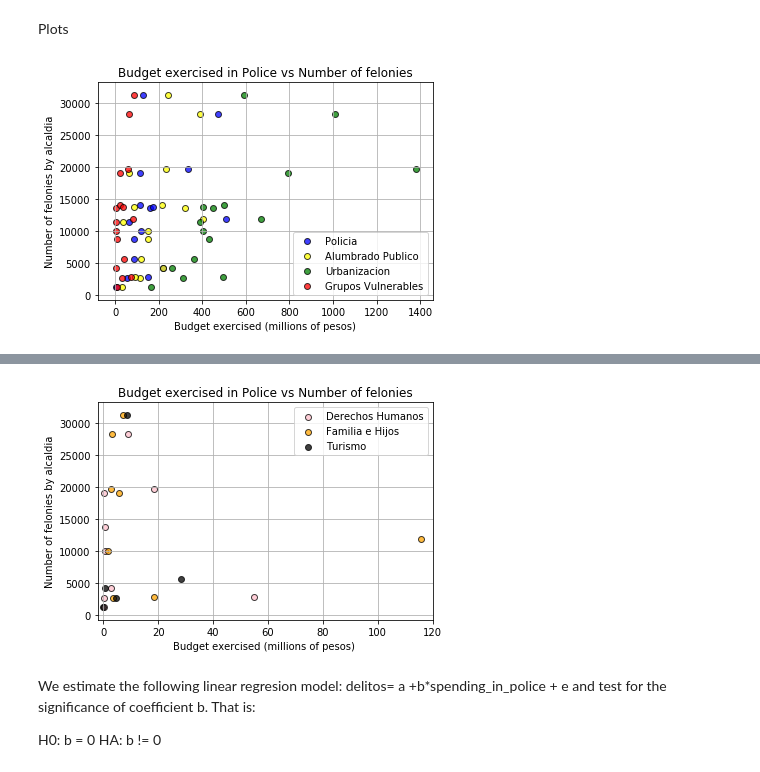
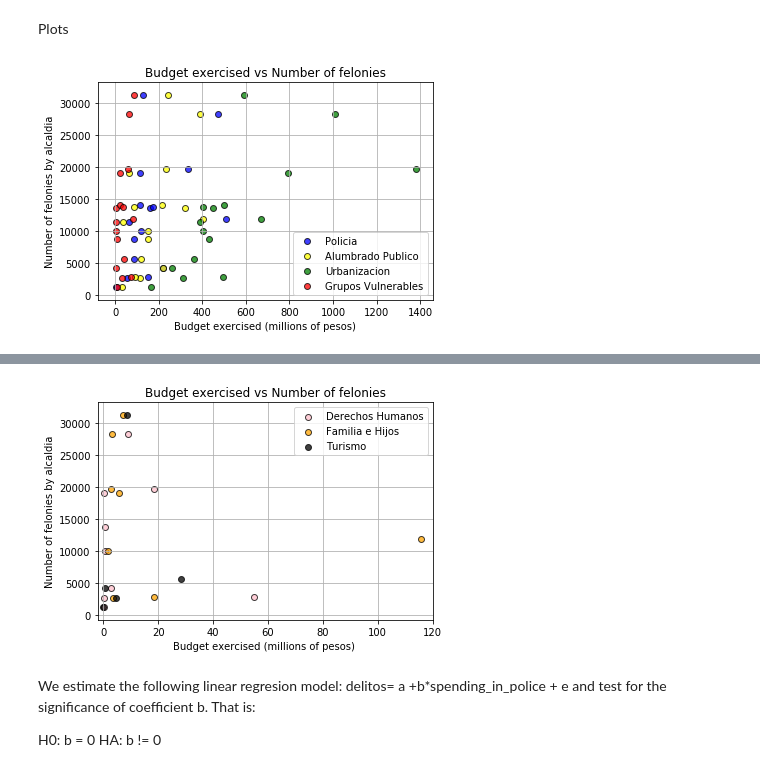
Before and after one commit to joseluismendozal10/Project1, a Jupyter notebook: Budget BTB/main_BTB.ipynb, the cells around one changed output, grey strips where cells are left out. Cells and saved outputs as stored; diff of their text form; code cells hidden in the pictures.

```diff
--- a/Budget BTB/main_BTB.ipynb
+++ b/Budget BTB/main_BTB.ipynb
@@ -170,33 +170,33 @@ budget_final_df["delitos"] = delitos
 # %%
 # loop to plot the x and y scatter for each of the following rubros
 i=0
 rubros=['Policia', "Alumbrado Publico", "Urbanizacion", "Grupos Vulnerables"]
 colores=["blue", "yellow", "green", "red"]
 
 for rubro in rubros:
 
     plt.scatter(budget_final_df[rubro], budget_final_df["delitos"], marker="o", facecolors=colores[i], edgecolors="black", alpha=0.75)
     i=i+1
 
 # Incorporate the other graph properties
 
 plt.grid()
-plt.title("Budget exercised in Police vs Number of felonies")
+plt.title("Budget exercised vs Number of felonies")
 plt.xlabel("Budget exercised (millions of pesos)")
 plt.ylabel("Number of felonies by alcaldia")
 
 # Create a legend
 #plt.legend(handles=[ Urban, Suburban, Rural], loc= "upper rigth")
 plt.legend(rubros, loc="best")
 
 
 # Save Figure
 plt.savefig("policia_alumbrado_urbani_vulnera.png")
 
 # Prints the scatter plot to the screen
 plt.show()
 # %% [output]
-[figure, old version]
+[figure, new version]
 # %%
 #we don't want ceros (cero spending on an rubro) to show in the plot
 budget_final_df = budget_final_df.replace(0, -900)
@@ -234,7 +234,7 @@ for rubro in rubros:
 
 plt.grid()
 plt.xlim(-2, 120)
-plt.title("Budget exercised in Police vs Number of felonies")
+plt.title("Budget exercised vs Number of felonies")
 plt.xlabel("Budget exercised (millions of pesos) ")
 plt.ylabel("Number of felonies by alcaldia")
 
@@ -249,7 +249,7 @@ plt.savefig("Dhumanos_familia_turismo.png")
 # Prints the scatter plot to the screen
 plt.show()
 # %% [output]
-[figure, old version]
+[figure, new version]
 # %% [markdown]
 We estimate the following linear regresion model: delitos= a +b*spending_in_police + e and test for the significance of coefficient b. That is:
 
```
Also changed, not shown: parts of 1 cell of this notebook, 2 other files.
